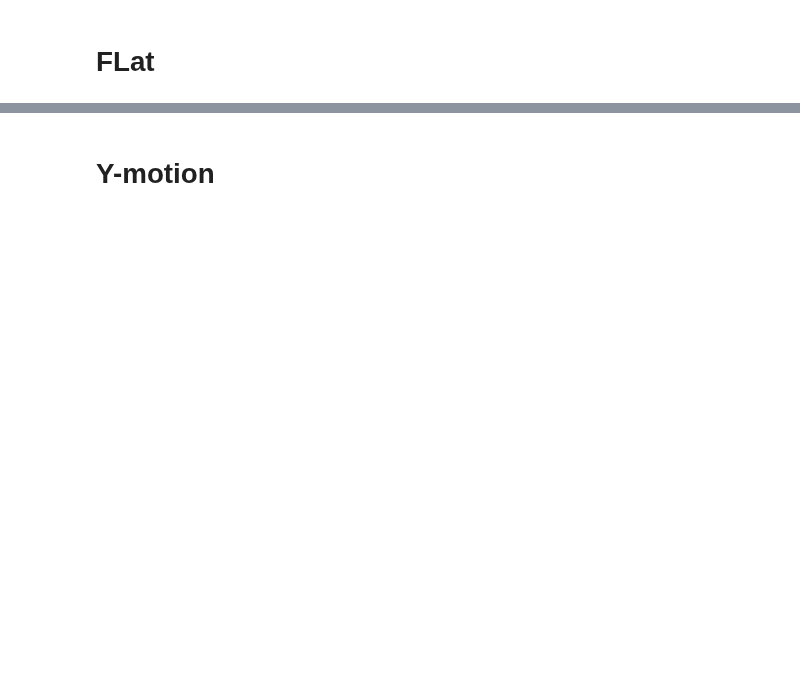
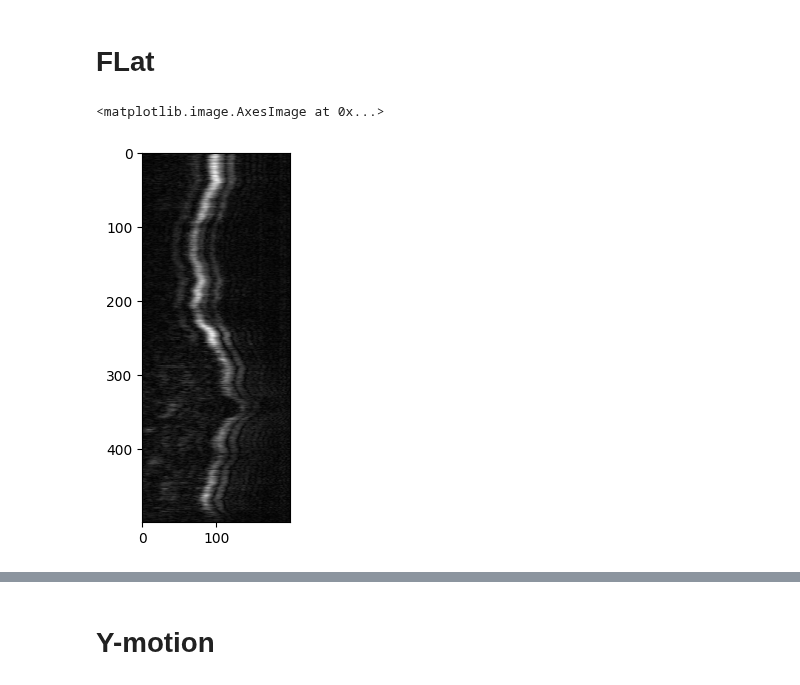
Before and after one commit to AKA2320/OCT_RA, a Jupyter notebook: Bifocal registration/pic3_FECD/bifocal_1.ipynb, the cells around one changed output, grey strips where cells are left out. Saved outputs shown, nothing was run; the diff lists cells and outputs as text; code cells hidden in the pictures; blank space fills up the shorter version.

```diff
--- a/Bifocal registration/pic3_FECD/bifocal_1.ipynb
+++ b/Bifocal registration/pic3_FECD/bifocal_1.ipynb
@@ -84,2 +82,13 @@ print(np.mean(y_err_ncc[2:-2]))
 # %% [markdown]
 # FLat
+# %%
+mid = 900
+flat_err_ncc = []
+UP,DOWN = 700,900
+# for i in tqdm(range(original_data.shape[2])):
+#     flat_err_ncc.append(ncc(original_data[:,:mid,i],original_data[:,:mid,372])[0])
+# print(np.mean(flat_err_ncc[2:-2]))
+plt.imshow(original_data[:,UP:DOWN,33],cmap='gray')
+# %% [output]
+<matplotlib.image.AxesImage at 0x...>
+[figure, added]
```
Also changed, not shown: parts of 23 cells of this notebook, 3 other files.
